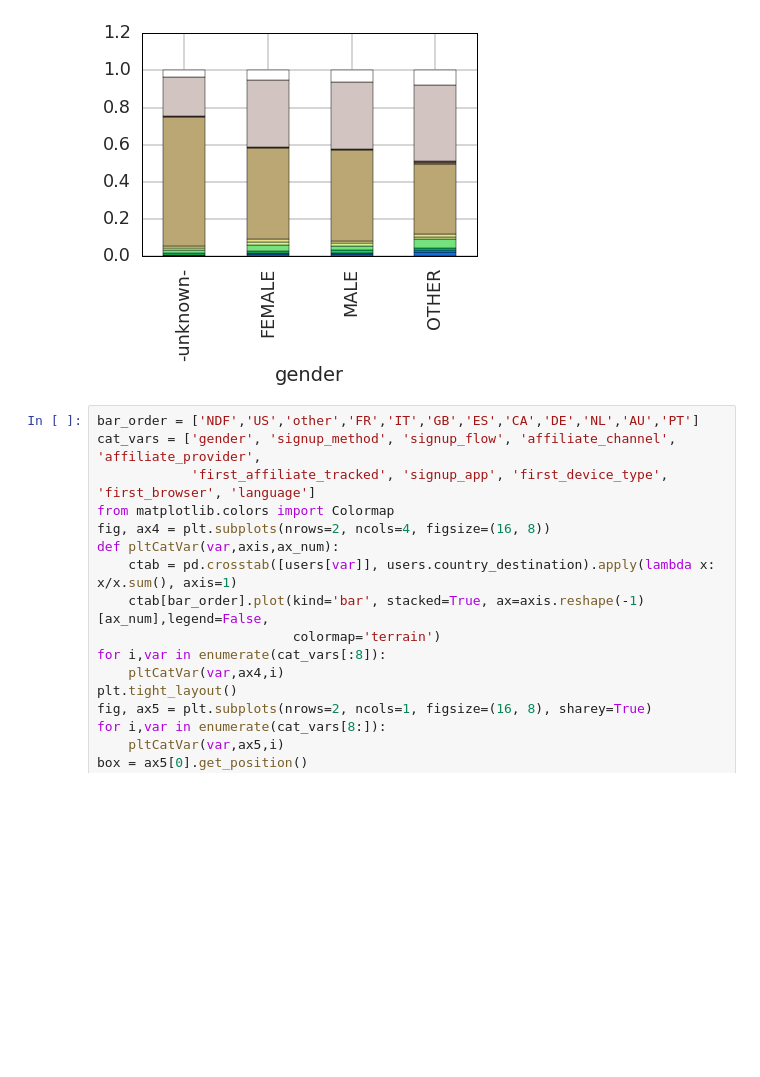
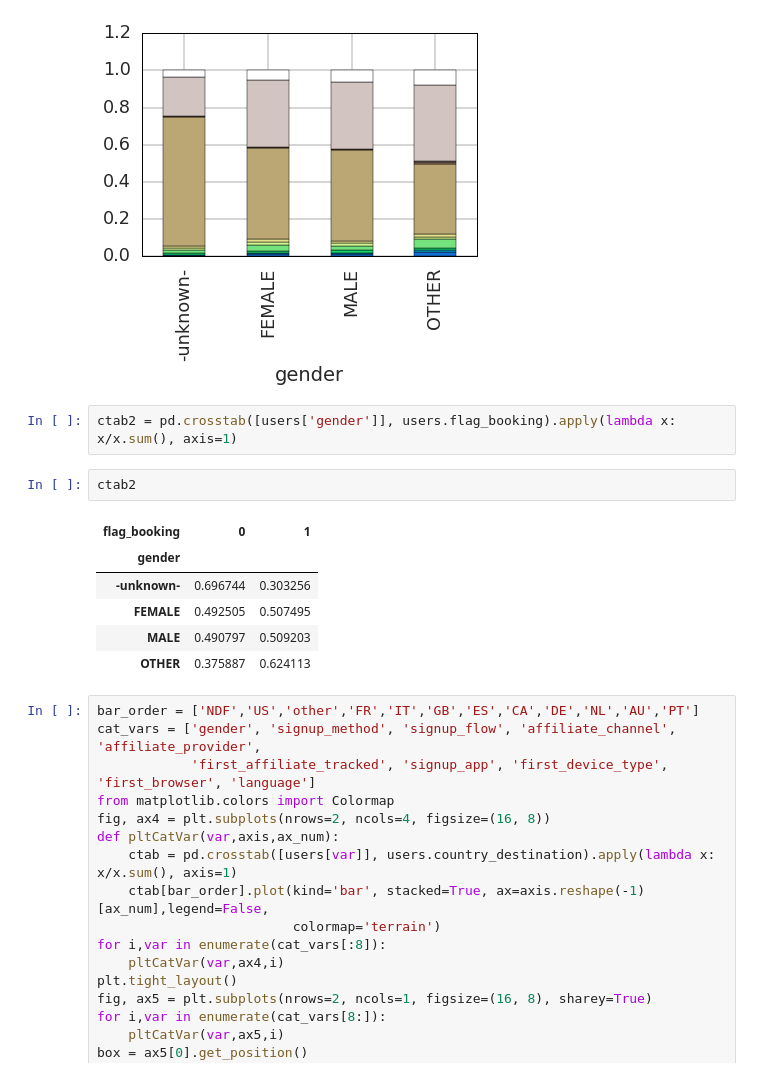
Before and after one commit to CarlosDutra/PythonBootcamp, a Jupyter notebook: Python Bootcamp - Part 4 - Análise Exploratória de Dados.ipynb, the cells around one changed output. Saved outputs shown, nothing was run; the diff lists cells and outputs as text; blank space fills up the shorter version.

```diff
--- a/Python Bootcamp - Part 4 - Análise Exploratória de Dados.ipynb
+++ b/Python Bootcamp - Part 4 - Análise Exploratória de Dados.ipynb
@@ -269,6 +269,17 @@ ctab.plot(kind='bar', stacked=True,legend=False, colormap='terrain')
 # %% [output]
 <matplotlib.axes._subplots.AxesSubplot at 0x...>
 [figure]
+# %%
+ctab2 = pd.crosstab([users['gender']], users.flag_booking).apply(lambda x: x/x.sum(), axis=1)
+# %%
+ctab2
+# %% [output]
+| flag_booking | 0 | 1 |
+| gender |  |  |
+| -unknown- | 0.696744 | 0.303256 |
+| FEMALE | 0.492505 | 0.507495 |
+| MALE | 0.490797 | 0.509203 |
+| OTHER | 0.375887 | 0.624113 |
 # %%
 bar_order = ['NDF','US','other','FR','IT','GB','ES','CA','DE','NL','AU','PT']
 cat_vars = ['gender', 'signup_method', 'signup_flow', 'affiliate_channel', 'affiliate_provider',
```
Also changed, not shown: parts of 10 cells of this notebook, 1 other file.
